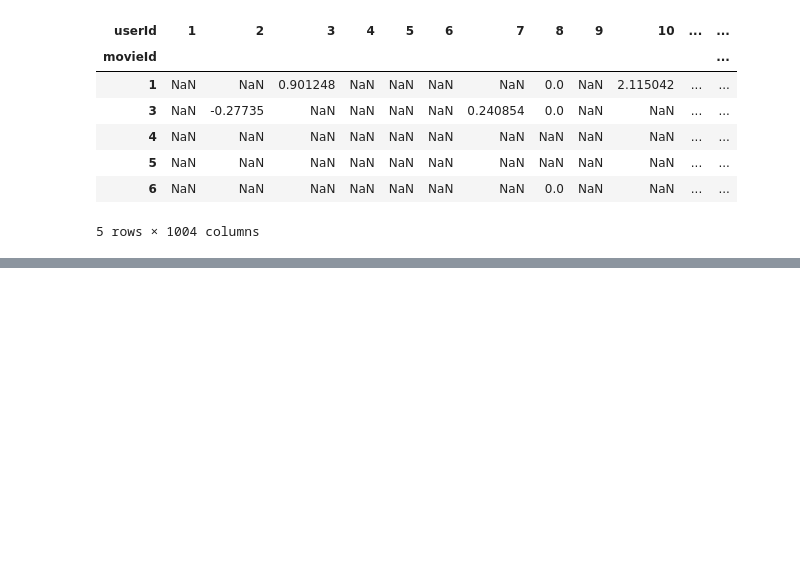
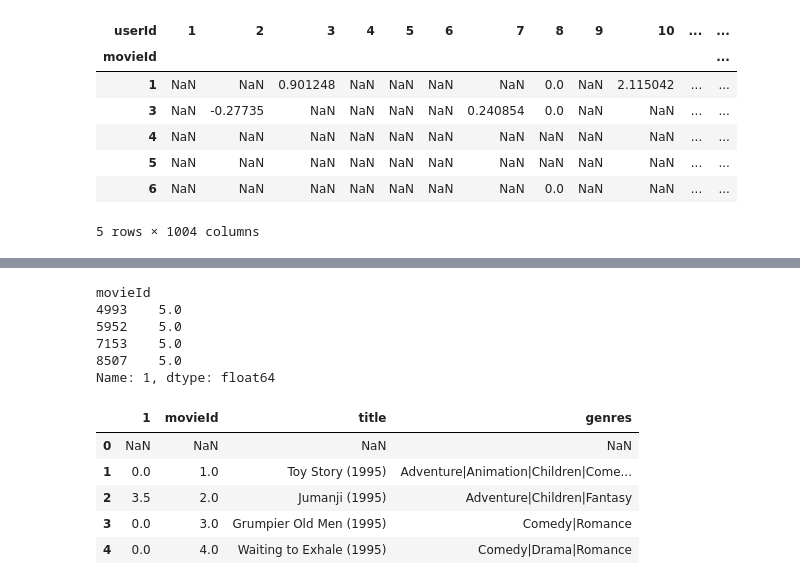
Before and after one commit to ahriley/movie-matchmaker, a Jupyter notebook: demos/Basic_Rec_Engine.ipynb, the cells around one changed output, grey strips where cells are left out. Saved outputs shown, nothing was run; the diff lists cells and outputs as text; code cells hidden in the pictures; blank space fills up the shorter version.

```diff
--- a/demos/Basic_Rec_Engine.ipynb
+++ b/demos/Basic_Rec_Engine.ipynb
@@ -203,0 +215,23 @@ temp_weights.head()
+# %%
+### Get the highest rated movies for the test user
+movies = user1.fillna(0)
+# %%
+best = movies.loc[movies==5]
+print(movies.loc[movies==5])
+# %% [output]
+movieId
+4993    5.0
+5952    5.0
+7153    5.0
+8507    5.0
+Name: 1, dtype: float64
+# %%
+test = pd.concat([movies,movienames.shift(1)],axis=1)
+test.head()
+# %% [output]
+|  | 1 | movieId | title | genres |
+| 0 | NaN | NaN | NaN | NaN |
+| 1 | 0.0 | 1.0 | Toy Story (1995) | Adventure|Animation|Children|Come... |
+| 2 | 3.5 | 2.0 | Jumanji (1995) | Adventure|Children|Fantasy |
+| 3 | 0.0 | 3.0 | Grumpier Old Men (1995) | Comedy|Romance |
+| 4 | 0.0 | 4.0 | Waiting to Exhale (1995) | Comedy|Drama|Romance |
```
Also changed, not shown: parts of 3 cells of this notebook.
